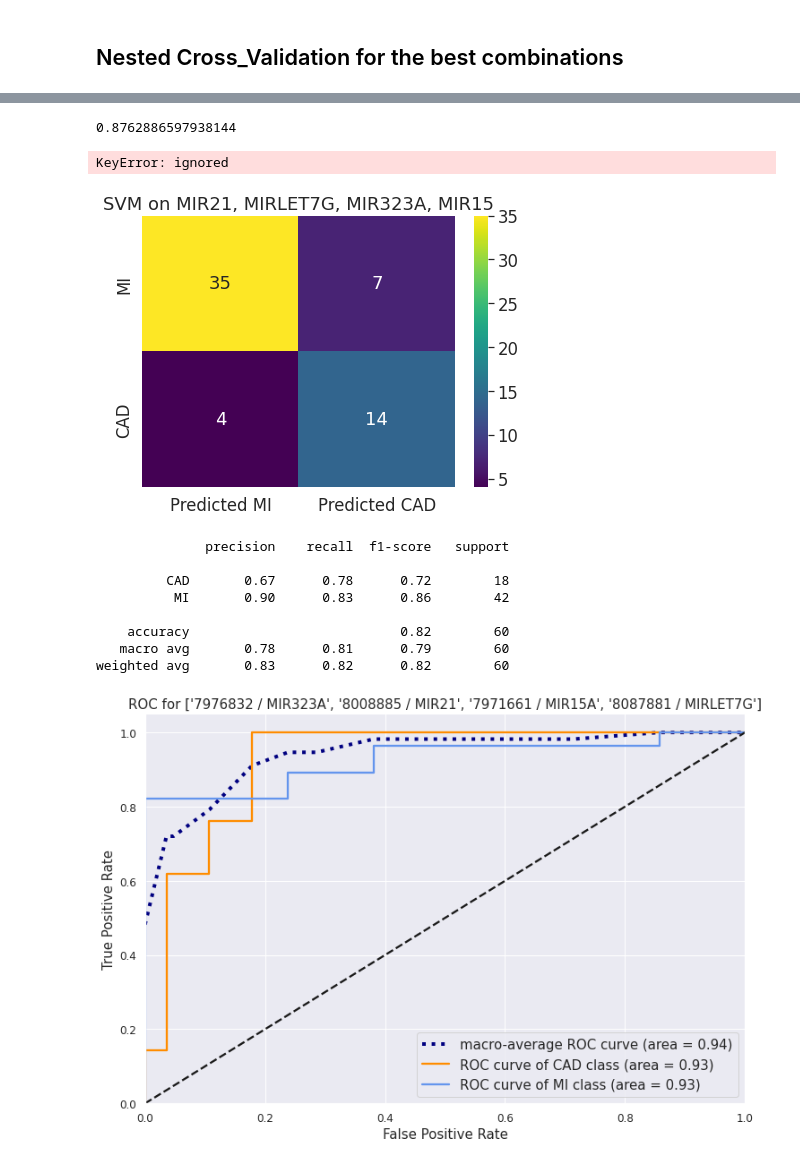
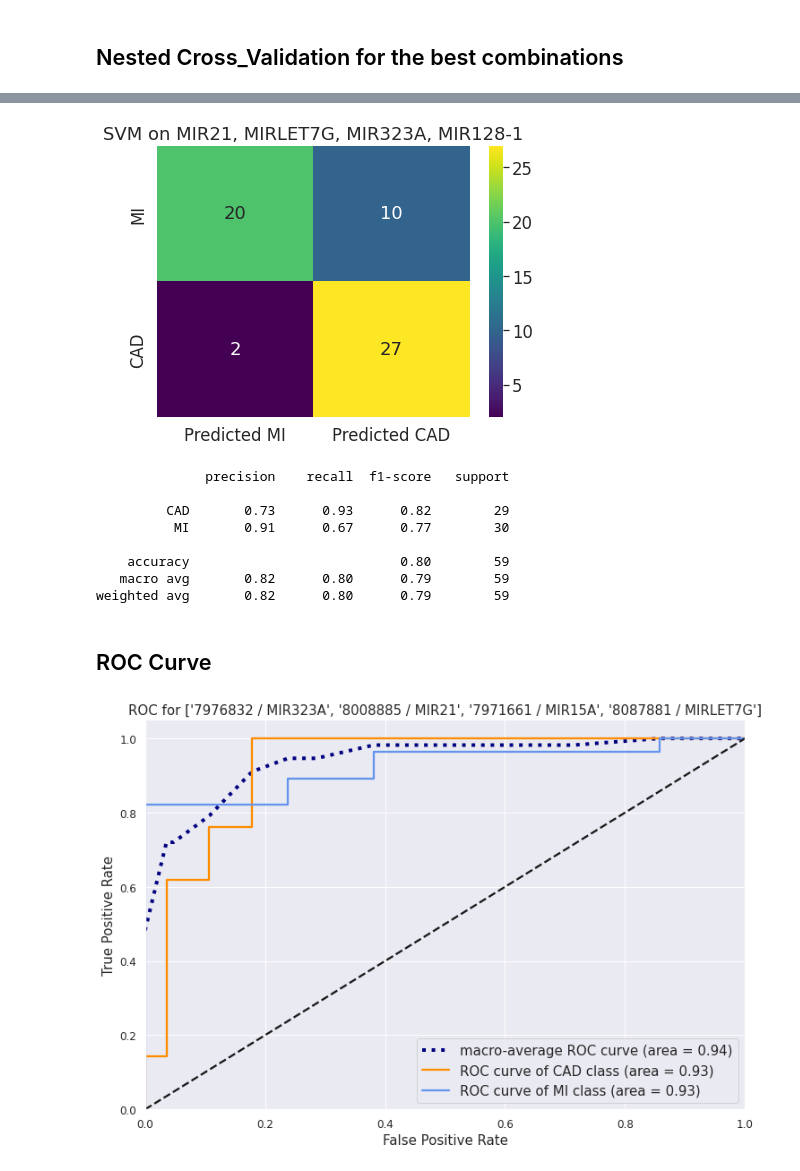
Before and after one commit to MehrdadSamadishadlou/mir_signature_4_datasets, a Jupyter notebook: MI_CAD_and_then_healthy.ipynb, the cells around one changed output, grey strips where cells are left out. Cells and saved outputs as stored; diff of their text form; code cells hidden in the pictures.

```diff
--- a/MI_CAD_and_then_healthy.ipynb
+++ b/MI_CAD_and_then_healthy.ipynb
@@ -197,0 +213,12 @@ cross_val_predict
+# %%
+#Confusion Matrix for miR-323a
+X_temp=pd.DataFrame(df_new['7976832 / MIR323A'])
+y_temp = df_new['H or M/C']
+X_train, X_test, y_train, y_test = train_test_split(X_temp, y_temp, test_size=0.3, random_state=1, stratify=y_temp)
+svm=SVC(kernel='linear', random_state=1).fit(X_temp, y_temp)
+pred=svm.predict(X_test)
+cm=confusion_matrix(y_test,pred,labels=['Not_Healthy', 'Healthy'])
+df_cm=pd.DataFrame(cm,index=[i for i in ['Not_Healthy', 'Healthy']],columns=[i for i in ['Not_Healthy', 'Predicted Healthy']])
+plt.figure(figsize=(7,5))
+plt.title('SVM for miR-323a')
+sns.heatmap(df_cm,annot=True, cmap='viridis');
@@ -332,8 +377,8 @@ X_temp = df_resample[best_mirs]
 y_temp = df_resample['MI status']
 # %%
 # configure the cross-validation procedure
-cv_inner = KFold(n_splits=10, shuffle=True, random_state=1)
-cv_outer = KFold(n_splits=7, shuffle=True, random_state=1)
+cv_inner = StratifiedKFold(n_splits=10, shuffle=True, random_state=1)
+cv_outer = StratifiedKFold(n_splits=5, shuffle=True, random_state=1)
 # %%
 model = SVC(random_state=1)
 param_grid = {
@@ -370,0 +407,4 @@ scores
+# %%
+X_train,X_test,y_train,y_test=train_test_split(X_temp, y_temp, test_size=0.3, random_state=1, stratify=y_temp)
+# %%
+search = GridSearchCV(model, param_grid, n_jobs=-1, cv=cv_inner, refit=True).fit(X_train, y_train)
@@ -407,8 +427,0 @@ model=SVC(C=1100, gamma=0.05, kernel='rbf', random_state=1).fit(X_temp, y_temp)
-# %%
-model.score(X_temp, y_temp)
-# %% [output]
-0.8762886597938144
-# %%
-model.score(X_test[best_mirs], y_test)
-# %% [output]
-KeyError: ignored
@@ -417,22 +428,25 @@ pred=model.predict(X_test[best_mirs])
 # %%
+pred=search.predict(X_test)
 cm=confusion_matrix(y_test,pred,labels=['MI', 'CAD'])
-df_cm=pd.DataFrame(cm,index=[i for i in ['MI', 'CAD']],columns=[i for i in ['Predicted MI', 'Predicted CAD']])
+df_cm=pd.DataFrame(cm, index=[i for i in ['MI', 'CAD']], columns=[i for i in ['Predicted MI', 'Predicted CAD']])
 plt.figure(figsize=(7,5))
-plt.title('SVM on MIR21, MIRLET7G, MIR323A, MIR15')
+plt.title('SVM on MIR21, MIRLET7G, MIR323A, MIR128-1')
 sns.heatmap(df_cm,annot=True, cmap='viridis');
 # %% [output]
-[figure, old version]
+[figure, new version]
 # %%
 print(classification_report(y_test,pred))
 # %% [output]
               precision    recall  f1-score   support
 
-         CAD       0.67      0.78      0.72        18
-          MI       0.90      0.83      0.86        42
+         CAD       0.73      0.93      0.82        29
+          MI       0.91      0.67      0.77        30
 
-    accuracy                           0.82        60
-   macro avg       0.78      0.81      0.79        60
-weighted avg       0.83      0.82      0.82        60
+    accuracy                           0.80        59
+   macro avg       0.82      0.80      0.79        59
+weighted avg       0.82      0.80      0.79        59
+# %% [markdown]
+## ROC Curve
 # %%
 label = LabelEncoder()
 
```
Also changed, not shown: parts of 23 cells of this notebook, 1 other file.
